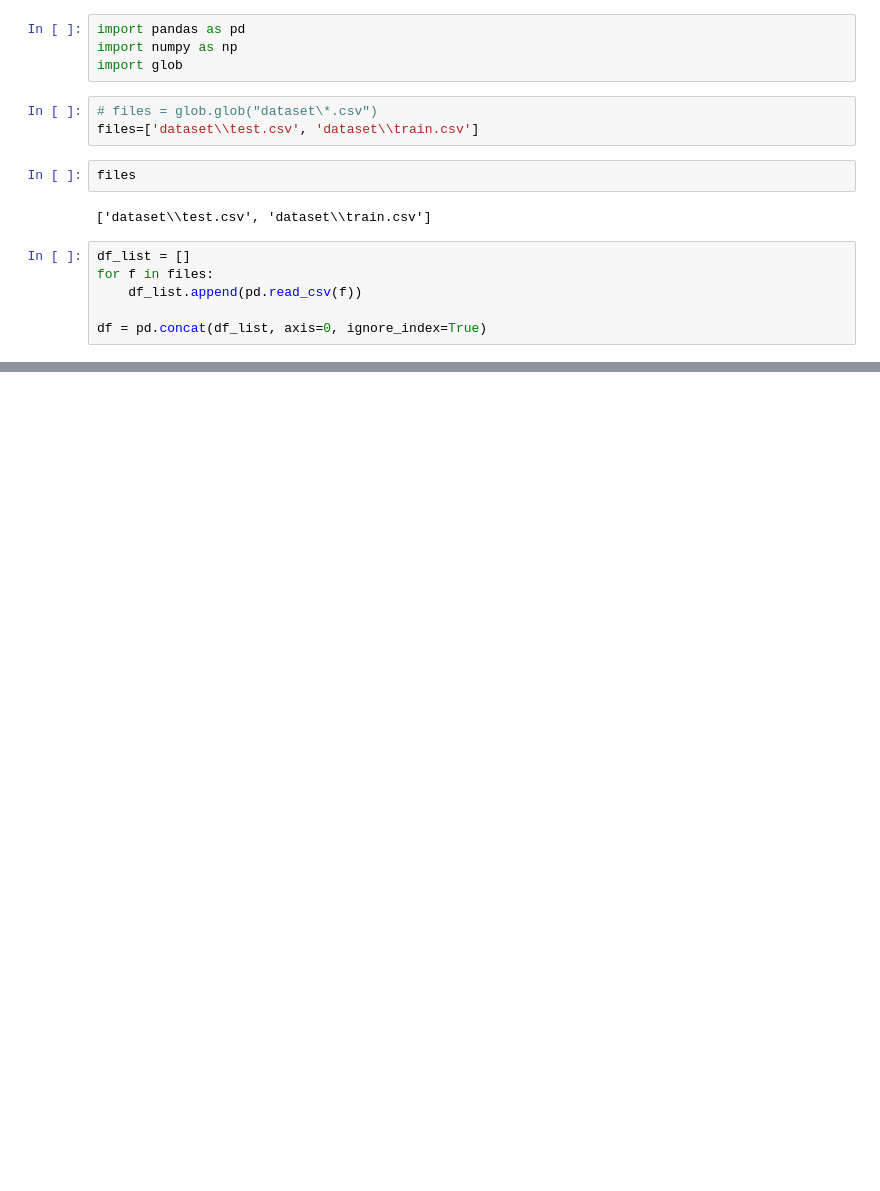
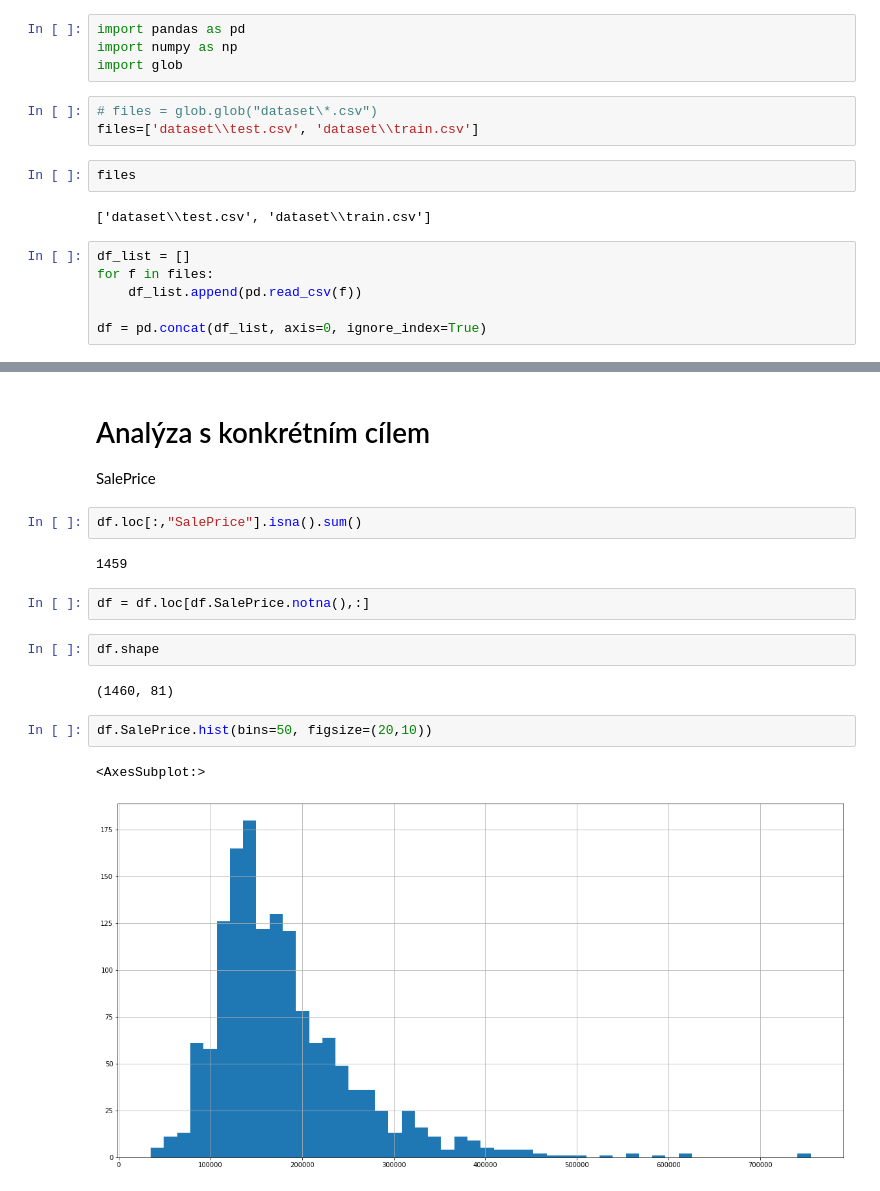
Before and after one commit to MrZH6/Pandas, a Jupyter notebook: Project.ipynb, the cells around one changed output, grey strips where cells are left out. Drawn from its saved outputs; the diff is of its cells as text; blank space fills up the shorter version.

```diff
--- a/Project.ipynb
+++ b/Project.ipynb
@@ -35,0 +78,18 @@ df
+# %% [markdown]
+# Analýza s konkrétním cílem
+SalePrice
+# %%
+df.loc[:,"SalePrice"].isna().sum()
+# %% [output]
+1459
+# %%
+df = df.loc[df.SalePrice.notna(),:]
+# %%
+df.shape
+# %% [output]
+(1460, 81)
+# %%
+df.SalePrice.hist(bins=50, figsize=(20,10))
+# %% [output]
+<AxesSubplot:>
+[figure, added]
```
Also changed, not shown: parts of 16 cells of this notebook.
